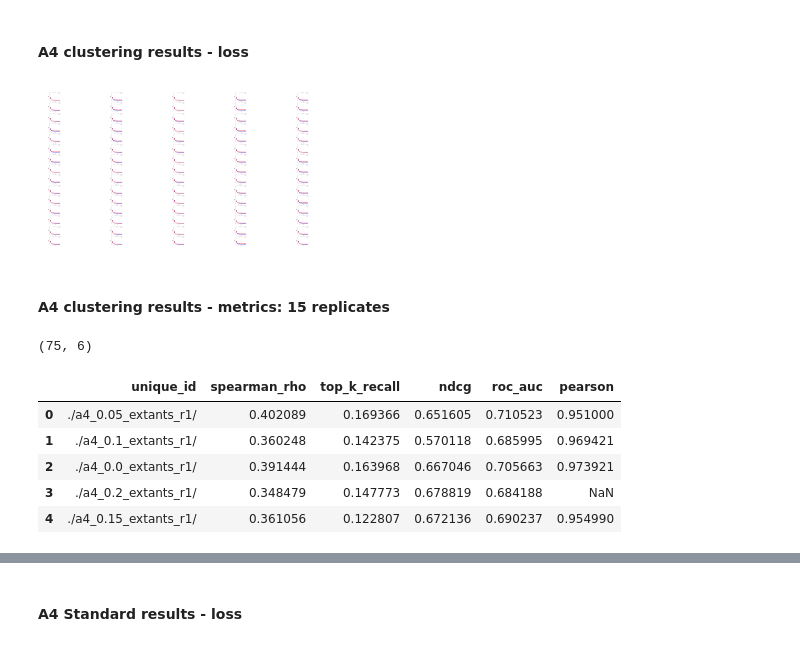
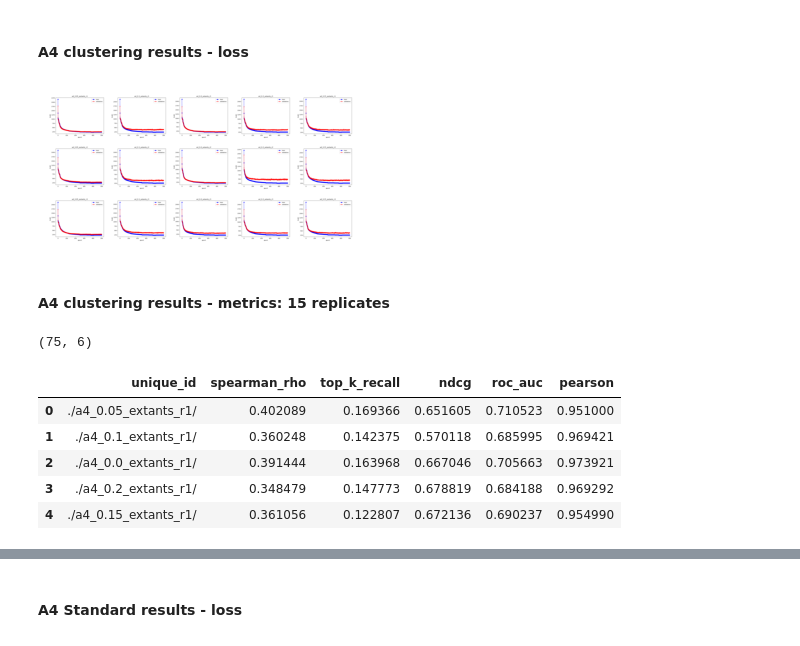
Before and after one commit to SebPorras/MAP_VAE, a Jupyter notebook: notebooks/sampling_ancestors.ipynb, the cells around one changed output, grey strips where cells are left out. Cells and saved outputs as stored; diff of their text form; code cells hidden in the pictures.

```diff
--- a/notebooks/sampling_ancestors.ipynb
+++ b/notebooks/sampling_ancestors.ipynb
@@ -99,7 +38,7 @@ def plot_clustering_loss(file_path, figure_name, rows, columns, max_reps: int =
 
             # sampled.append(to_show)
 
-            image_path = dirs[col] + f"{groups[col]}_extants_r{row}/loss.png"
+            image_path = dirs[col] + f"{groups[col]}_r{row}/loss.png"
 
             # Load and display the image
             img = Image.open(image_path)
@@ -167,7 +106,7 @@ def combine_clustering_replicates(file_path, max_reps: int = 15):
     df_list = []
     for r in range(1, max_reps + 1):
         for g, group in enumerate(groups):
-            file = f"{file_path + groups[g]}/{groups[g]}_extants_r{r}/zero_shot_all_variants_final_metrics.csv"
+            file = f"{file_path + groups[g]}/{groups[g]}_r{r}/zero_shot_all_variants_final_metrics.csv"
             df_list.append(pd.read_csv(file))
 
     # #all_data = pd.read_csv("gb1_cluster_sampling_results.csv")
@@ -491,11 +434,12 @@ for p in extant_proportions:
 #### A4 clustering results - loss
 # %%
 a4_file_path = "/Users/sebs_mac/uni_OneDrive/honours/data/seb_clustering_results/a4_seb_clusters/"
+#a4_file_path = "/Users/sebs_mac/reweighting/a4/clustering/"
 figure_name = "a4_cluster_loss.png"
 
-plot_clustering_loss(a4_file_path, figure_name, rows=15, columns=5)
+plot_clustering_loss(a4_file_path, figure_name, rows=3, columns=5)
 # %% [output]
-[figure, old version]
+[figure, new version]
 # %% [markdown]
 #### A4 clustering results - metrics: 15 replicates
 # %%
@@ -507,7 +451,7 @@ a4_all_cluster_results.head()
 | 0 | ./a4_0.05_extants_r1/ | 0.402089 | 0.169366 | 0.651605 | 0.710523 | 0.951000 |
 | 1 | ./a4_0.1_extants_r1/ | 0.360248 | 0.142375 | 0.570118 | 0.685995 | 0.969421 |
 | 2 | ./a4_0.0_extants_r1/ | 0.391444 | 0.163968 | 0.667046 | 0.705663 | 0.973921 |
-| 3 | ./a4_0.2_extants_r1/ | 0.348479 | 0.147773 | 0.678819 | 0.684188 | NaN |
+| 3 | ./a4_0.2_extants_r1/ | 0.348479 | 0.147773 | 0.678819 | 0.684188 | 0.969292 |
 | 4 | ./a4_0.15_extants_r1/ | 0.361056 | 0.122807 | 0.672136 | 0.690237 | 0.954990 |
 # %%
 plot_clustering_metrics(a4_all_cluster_results, "A4")
```
Also changed, not shown: parts of 32 cells of this notebook, 9 other files.
